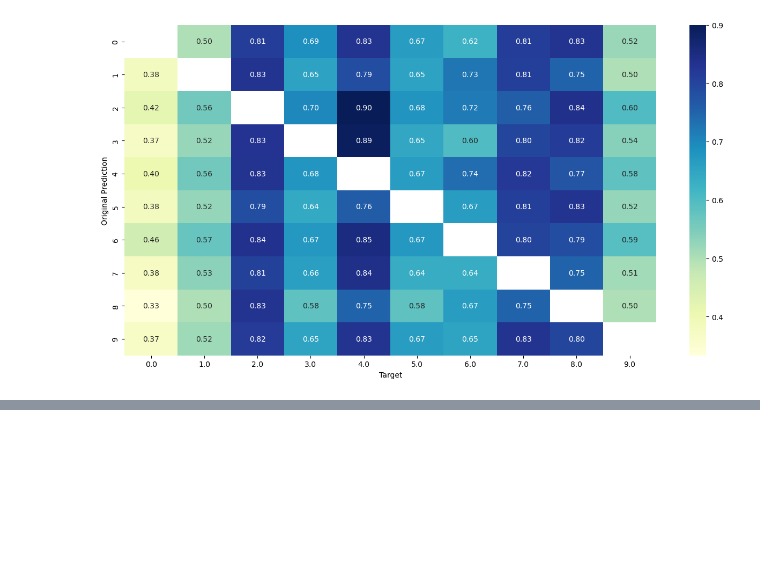
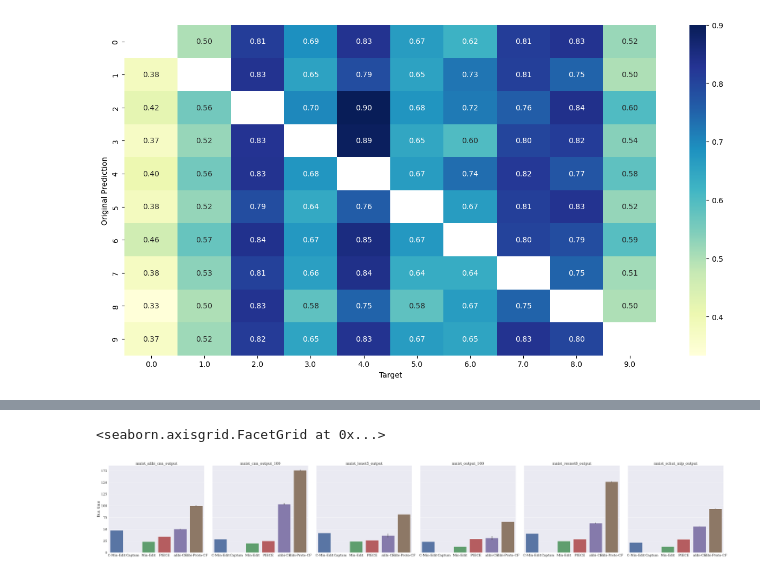
Before and after one commit to jasminkareem/CFX-benchmarking, a Jupyter notebook: visualize_mnist_final_results.ipynb, the cells around one changed output, grey strips where cells are left out. Saved outputs shown, nothing was run; the diff lists cells and outputs as text; code cells hidden in the pictures; blank space fills up the shorter version.

```diff
--- a/visualize_mnist_final_results.ipynb
+++ b/visualize_mnist_final_results.ipynb
@@ -390,0 +429,6 @@ plt.show()
+# %%
+# Let's investigate the same question but also group by network
+mean_optim_time = results.groupby(['method', 'network'])['optim_time'].mean()
+print(mean_optim_time)
+
+df_optimtime = mean_optim_time.reset_index()
@@ -390,0 +453,6 @@ plt.show()
+# %%
+# Let's investigate the same question but also group by network
+mean_optim_time = filtered_results.groupby(['method', 'network'])['optim_time'].mean()
+print(mean_optim_time)
+
+df_optimtime_filtered = mean_optim_time.reset_index()
@@ -390,0 +477,7 @@ plt.show()
+# %%
+df_optimtime['Source'] = 'unfiltered'
+df_optimtime_filtered['Source'] = 'filtered'
+
+# Combine the DataFrames
+df = pd.concat([df_optimtime, df_optimtime_filtered], ignore_index=True)
+df
@@ -390,0 +498,14 @@ plt.show()
+# %%
+df['method'] = df.method.replace(to_replace='Captum-MinParamPerturbation', value='Captum')
+# %%
+g = sns.catplot(
+    data=df, x="method", y="optim_time", col="network",
+    kind="bar", height=10, aspect=1, palette="deep"
+)
+g.set_axis_labels("", "Run time")
+
+g.set_titles("{col_name}")
+g.despine(left=True)
+# %% [output]
+<seaborn.axisgrid.FacetGrid at 0x...>
+[figure, added]
```
Also changed, not shown: parts of 12 cells of this notebook.
